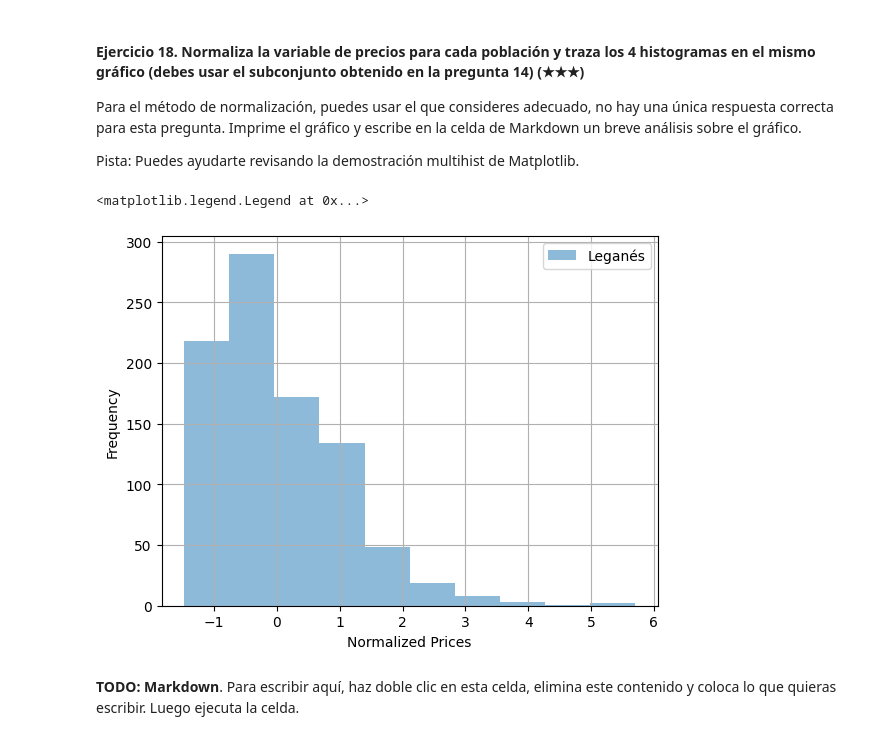
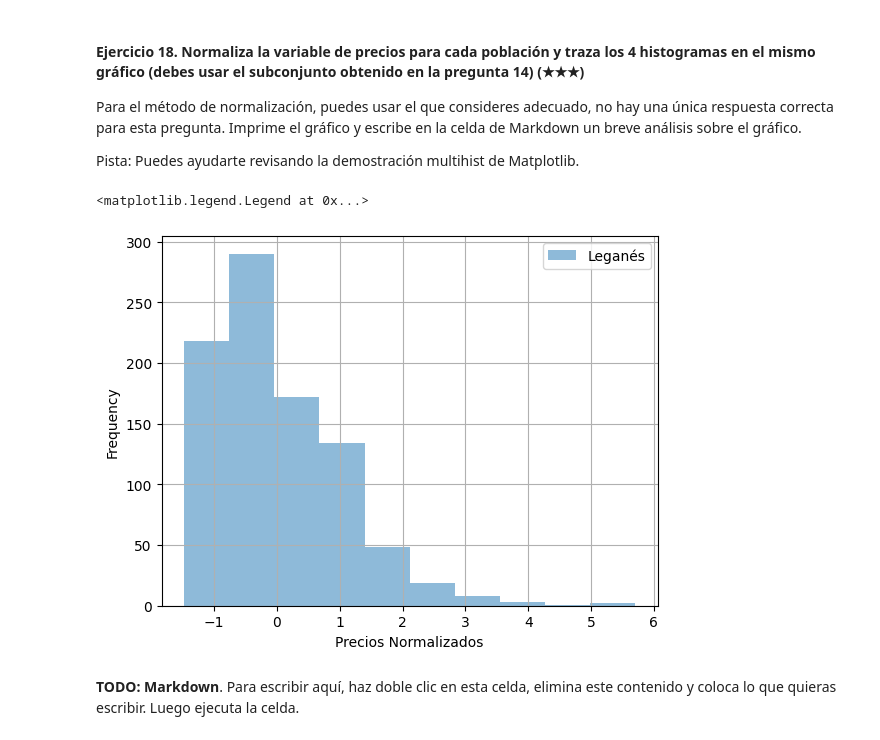
Before and after one commit to pcaliman2/realestate-datacleanup-exercise, a Jupyter notebook: project.es.ipynb, the cells around one changed output. Saved outputs shown, nothing was run; the diff lists cells and outputs as text; code cells hidden in the pictures.

```diff
--- a/project.es.ipynb
+++ b/project.es.ipynb
@@ -409,17 +409,17 @@ Pista: Puedes ayudarte revisando la demostración multihist de Matplotlib.
 # %%
 
 normalized_prices = Cinturon_Sur_Madrid.groupby('level5')['price'].apply(
     lambda x: (x - x.mean()) / x.std()
 )
 fig, ax = plt.subplots()
 normalized_prices.hist(alpha=0.5, bins=10, ax=ax)
-ax.set_xlabel("Precios Normalizados)
+ax.set_xlabel("Precios Normalizados")
 ax.set_ylabel("Frequency")
 
 ax.legend(Cinturon_Sur_Madrid["level5"].unique())
 # %% [output]
 <matplotlib.legend.Legend at 0x...>
-[figure, old version]
+[figure, new version]
 # %% [markdown]
 **TODO: Markdown**. Para escribir aquí, haz doble clic en esta celda, elimina este contenido y coloca lo que quieras escribir. Luego ejecuta la celda.
 # %% [markdown]
```
